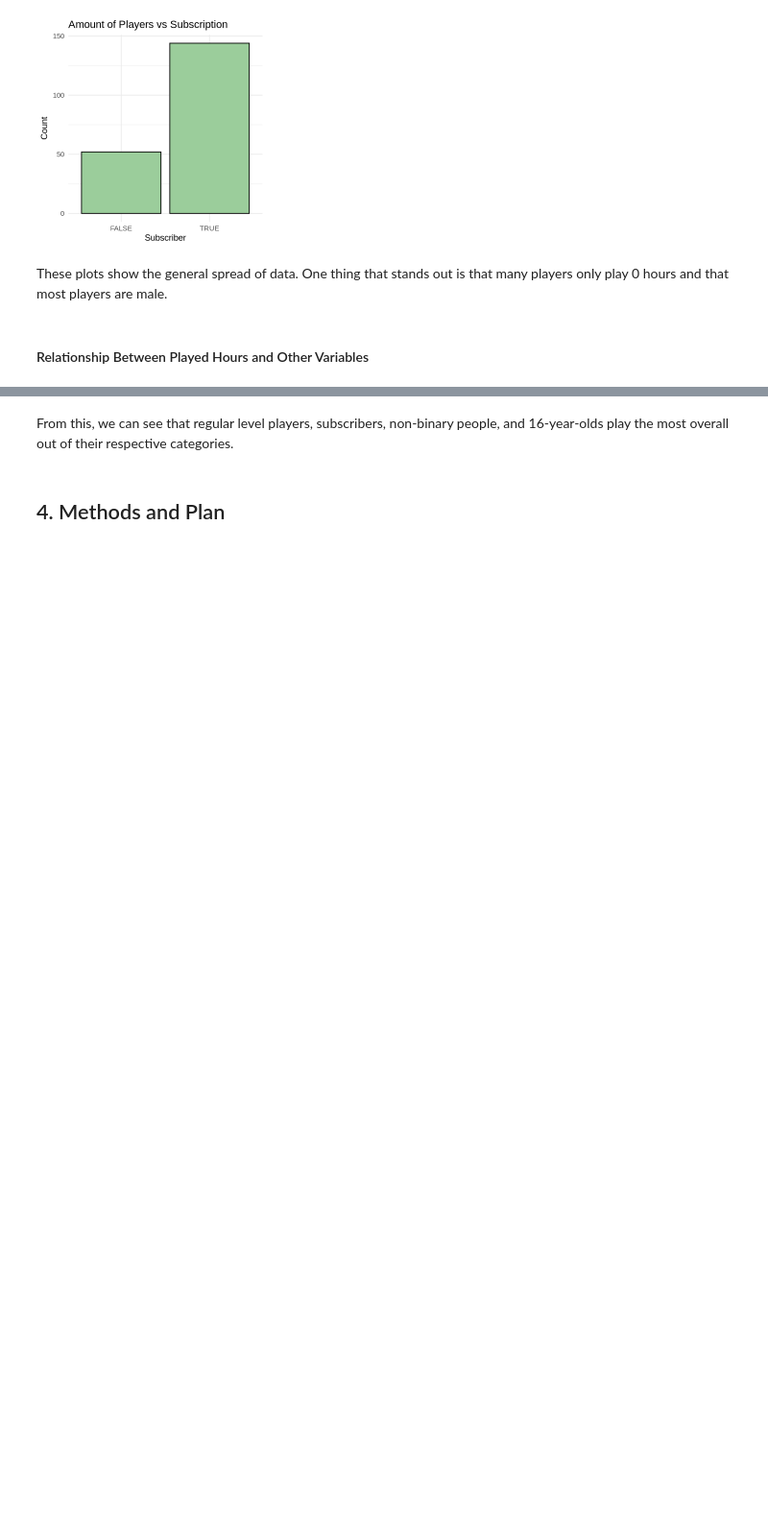
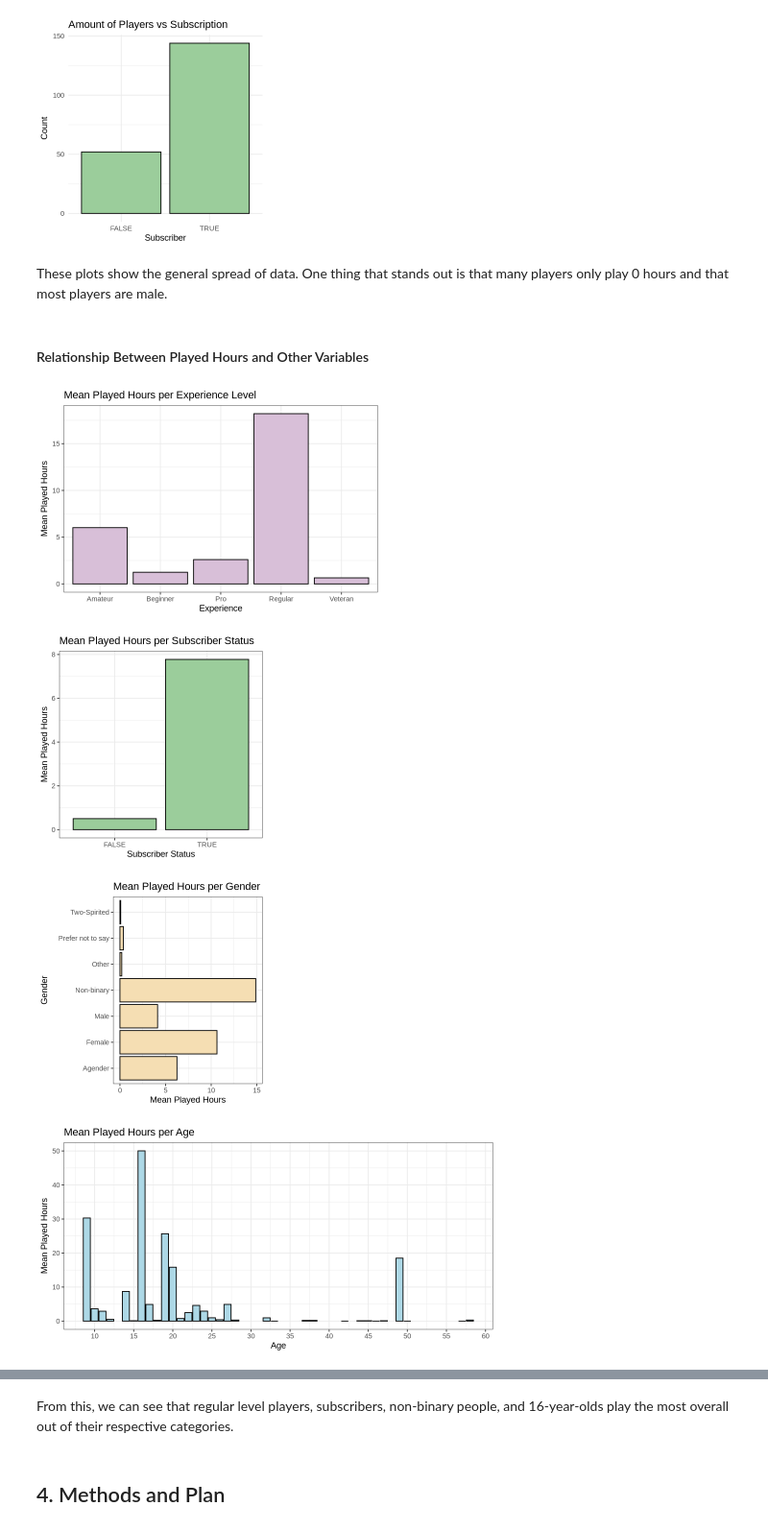
Before and after one commit to evanvoorbergen/dsci100-project, a Jupyter notebook: Individual Project.ipynb, the cells around one changed output, grey strips where cells are left out. Shown at 96% size. Saved outputs shown, nothing was run; the diff lists cells and outputs as text; code cells hidden in the pictures; blank space fills up the shorter version.

Commit message:
Plot Legibility Change 2
A second attempt at making labels legible in GitHub.

```diff
--- a/Individual Project.ipynb
+++ b/Individual Project.ipynb
@@ -482,7 +482,7 @@ hours_vs_exp <- players |>
     ggplot(aes(x = experience, y = mean_hours)) +
     geom_bar(stat = "identity", fill = 'thistle', color = 'black') +
     labs(y = 'Mean Played Hours', x = 'Experience', title = "Mean Played Hours per Experience Level") +
-    theme_bw()
+    theme_bw(base_family = "sans")
 hours_vs_exp
 
 options(repr.plot.width = 4, repr.plot.height = 4)
@@ -493,34 +493,39 @@ hours_vs_sub <- players |>
     ggplot(aes(x = subscribe, y = mean_hours)) +
     geom_bar(stat = "identity", fill = 'darkseagreen3', color = 'black') +
     labs(y = 'Mean Played Hours', x = 'Subscriber Status', title = "Mean Played Hours per Subscriber Status") +
-    theme_bw()
+    theme_bw(base_family = "sans")
 hours_vs_sub
 
 hours_vs_gen <- players |>
     group_by(gender) |>
     summarize(mean_hours = mean(played_hours)) |>
     ggplot(aes(y = gender, x = mean_hours)) +
     geom_bar(stat = "identity", fill = 'wheat', color = 'black') +
     labs(x = 'Mean Played Hours', y = 'Gender', title = "Mean Played Hours per Gender") +
-    theme_bw()
+    theme_bw(base_family = "sans")
 hours_vs_gen
 
 options(repr.plot.width = 8, repr.plot.height = 4)
 hours_vs_age1 <- players |>
     drop_na(age) |>
     group_by(age) |>
     summarize(mean_hours = mean(played_hours)) |>
     ggplot(aes(x = age, y = mean_hours)) +
     geom_bar(stat="identity", fill='lightblue', color='black') +
     scale_x_continuous(breaks = seq(0, 60, by = 5)) +
     labs(y = 'Mean Played Hours', x = 'Age', title = "Mean Played Hours per Age") +
-    theme_bw()
+    theme_bw(base_family = "sans")
 hours_vs_age1
 
 hours_vs_age2 <- players |>
     drop_na(age) |>
     ggplot(aes(x = age, y = played_hours)) +
     geom_point(alpha = 0.5, color = 'blue') +
     labs(y = 'Played Hours', x = 'Age', title = "Played Hours vs Age") +
-    theme_bw()
+    theme_bw(base_family = "sans")
 hours_vs_age2
+# %% [output]
+[figure, added]
+[figure, added]
+[figure, added]
+[figure, added]
```
Also changed, not shown: parts of 1 cell of this notebook.
